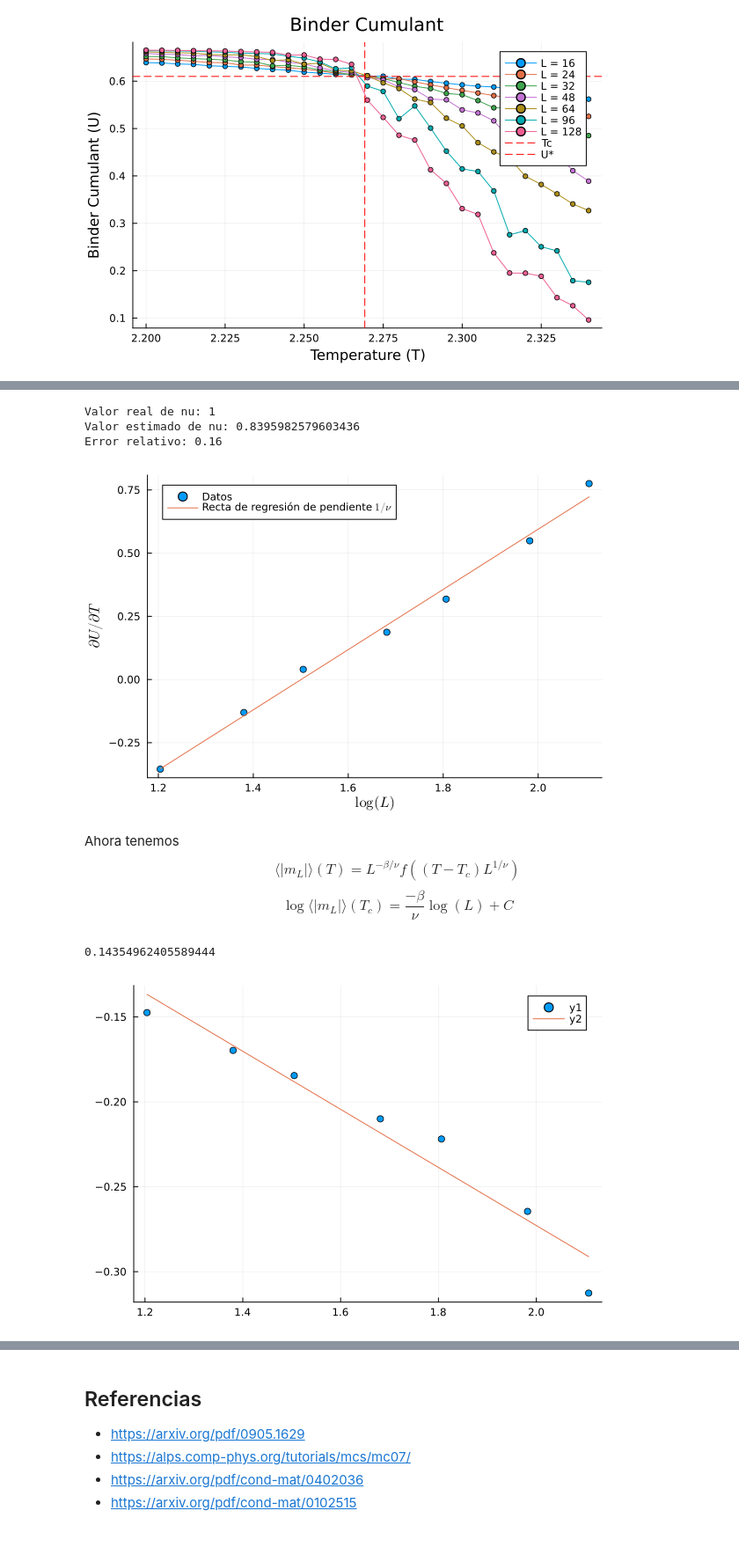
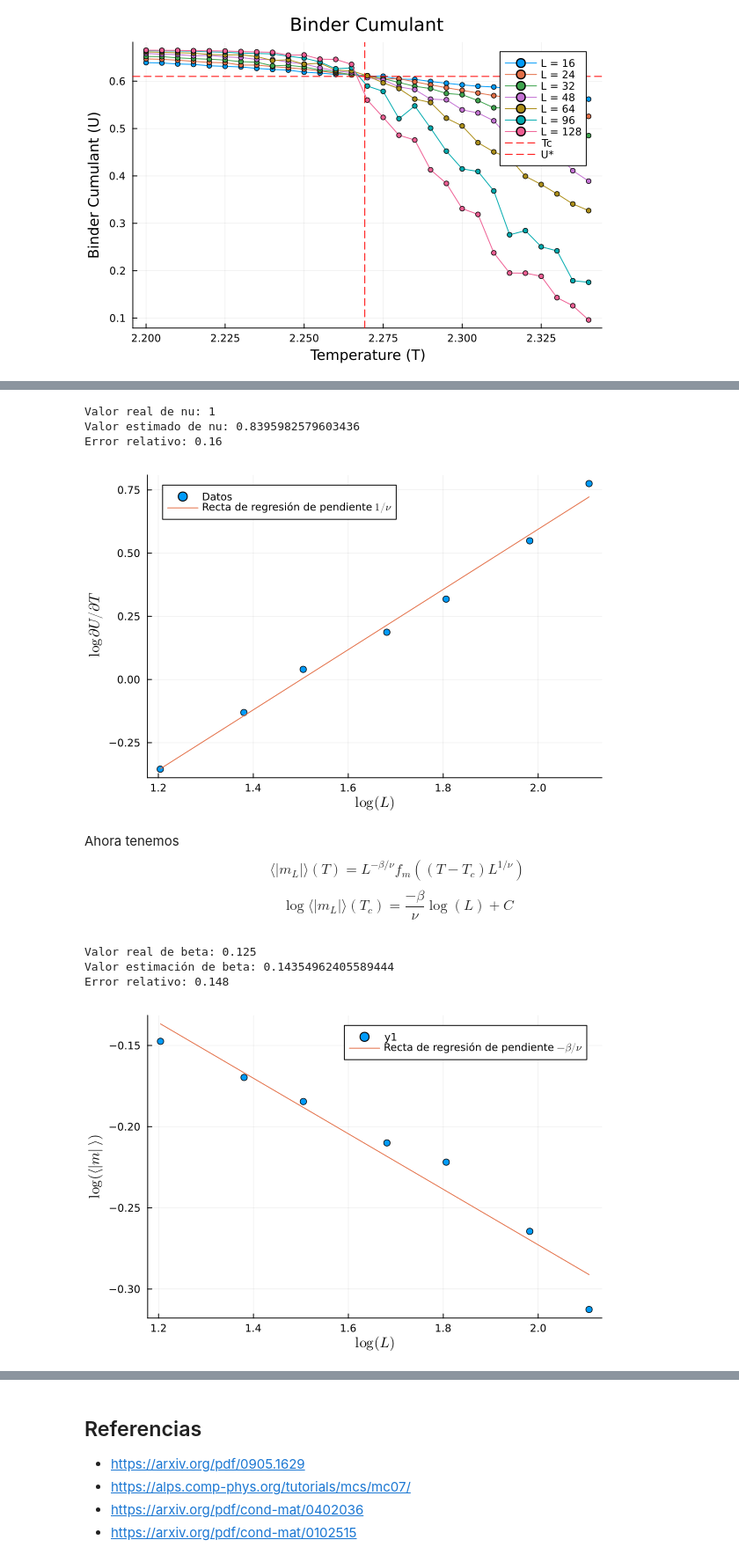
Before and after one commit to Elespiner/ipre-bacterias, a Jupyter notebook: binder_analysis_metropolis.ipynb, the cells around one changed output, grey strips where cells are left out. Shown at 88% size. Drawn from its saved outputs; the diff is of its cells as text; code cells hidden in the pictures.

```diff
--- a/binder_analysis_metropolis.ipynb
+++ b/binder_analysis_metropolis.ipynb
@@ -77,7 +105,7 @@ p
 # %%
 p = plot(
     title = "Binder Cumulant - Data Collapse",
-    xlabel = "(T - Tc)L^(1/v)",
+    xlabel = L"$(T - Tc)L^{1/\nu}$",
     ylabel = "Binder Cumulant (U)",
     legend = :topright,
     linewidth = 2,
@@ -142,34 +170,40 @@ println("Valor real de nu: ", nu)
 println("Valor estimado de nu: ", nu_hat)
 println("Error relativo: ", round(err_rel, digits=3))
 
-scatter(x, y, xlabel=L"$\log(L)$", ylabel=L"$\partial U/\partial T$", label="Datos")
+scatter(x, y, xlabel=L"$\log(L)$", ylabel=L"$\log\partial U/\partial T$", label="Datos")
 plot!(x, p .* x .+ c, label=L"Recta de regresión de pendiente $1/\nu$")
 # %% [output]
 Valor real de nu: 1
 Valor estimado de nu: 0.8395982579603436
 Error relativo: 0.16
-[figure, old version]
+[figure, new version]
 # %% [markdown]
 Ahora tenemos
-$$\langle|m_L|\rangle(T)= L^{-\beta/\nu} f\left((T-T_c)L^{1/\nu}\right)$$
+$$\langle|m_L|\rangle(T)= L^{-\beta/\nu} f_m\left((T-T_c)L^{1/\nu}\right)$$
 $$\log\langle|m_L|\rangle(T_c)=\frac{-\beta}{\nu}\log(L)+C$$
 # %%
 Ls = [16, 24, 32, 48, 64, 96, 128]
 m_abs = binder_df[binder_df.T .== 2.27, :].mAbs_mean
 
 x = log10.(Ls)
 y = log10.(m_abs)
 
 X = hcat(ones(length(x)), x)
 c, p = X \ y
 
-beta = -p * nu_hat
+beta = 1/8
+beta_hat = -p * nu_hat
+err_rel = abs((beta - beta_hat)/beta)
 
-print(beta)
+println("Valor real de beta: ", beta)
+println("Valor estimación de beta: ", beta_hat)
+println("Error relativo: ", round(err_rel, digits=3))
 
-scatter(x, y)
-plot!(x, x .* p .+ c)
+scatter(x, y, xlabel=L"\log(L)", ylabel=L"\log(\langle |m|\rangle)")
+plot!(x, x .* p .+ c, label=L"Recta de regresión de pendiente $-\beta/\nu$")
 # %% [output]
-0.14354962405589444
+Valor real de beta: 0.125
+Valor estimación de beta: 0.14354962405589444
+Error relativo: 0.148
-[figure, old version]
+[figure, new version]
 # %% [markdown]
```
Also changed, not shown: parts of 6 cells of this notebook, 2 other files.
